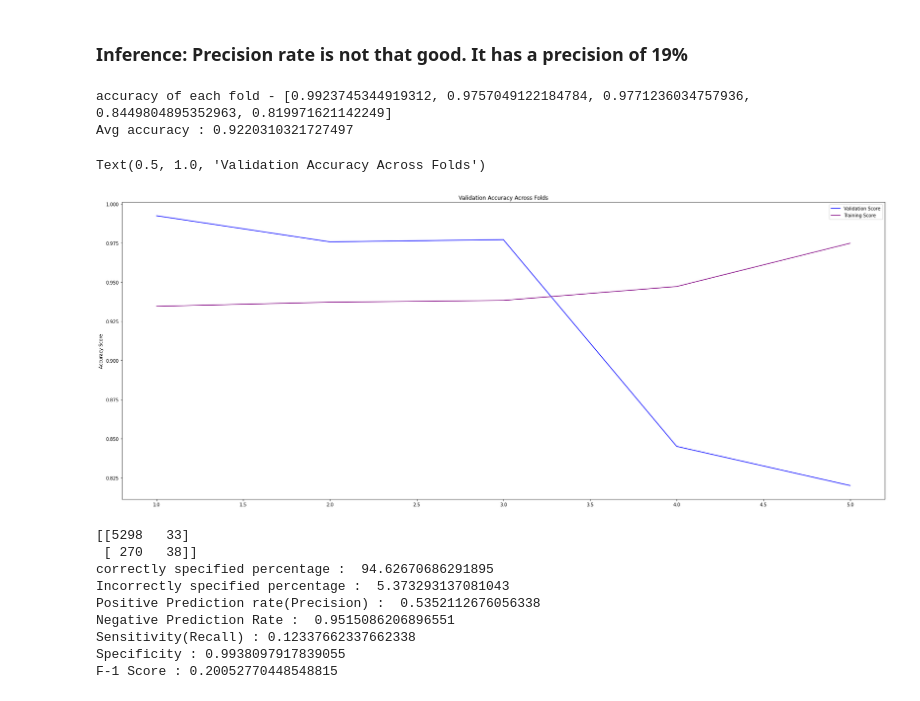
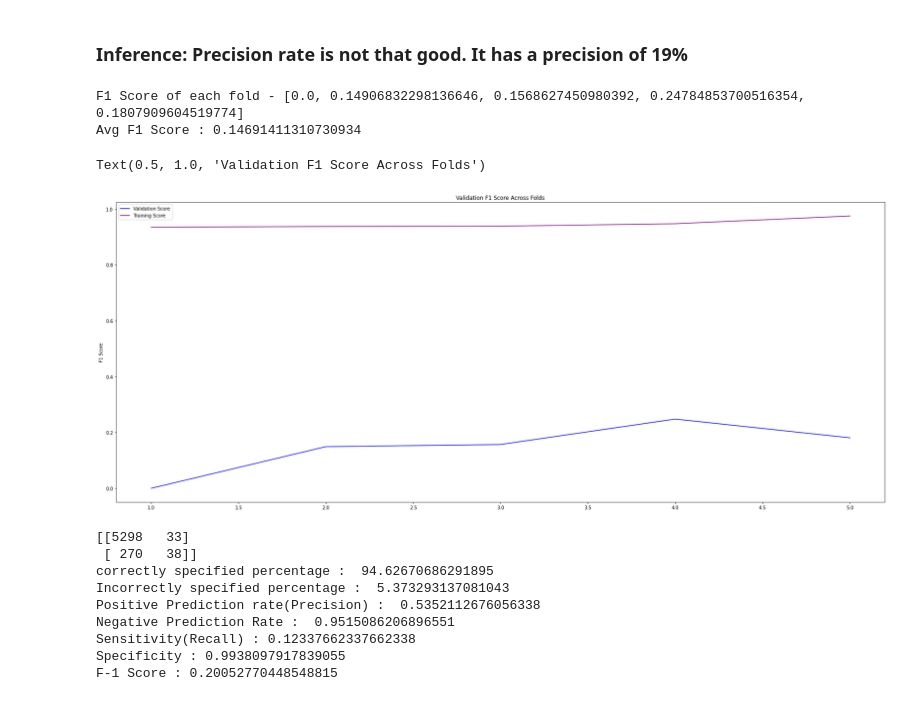
Before and after one commit to allysaha/Bank-Marketing-Data-Classification, a Jupyter notebook: Classification_Bank_Marketing_Conversion_Prediction.ipynb, the cells around one changed output. Cells and saved outputs as stored; diff of their text form; code cells hidden in the pictures.

Commit message:
Changed scoring method for cross validation

```diff
--- a/Classification_Bank_Marketing_Conversion_Prediction.ipynb
+++ b/Classification_Bank_Marketing_Conversion_Prediction.ipynb
@@ -1109,7 +1109,7 @@ for k in range(1, k_value_range+1):
         trn_score.append(knn.score(X_train,y_train))
         pred_values = knn.predict(X_test)
 
-        acc = accuracy_score(pred_values , y_test)
+        acc = f1_score(pred_values , y_test)
         acc_score.append(acc)
 
     avg_acc_score = sum(acc_score)/len(acc_score)
@@ -1117,8 +1117,8 @@ for k in range(1, k_value_range+1):
     validation_score.append(avg_acc_score)
     train_score.append(avg_train_score)
 
-    print('accuracy of each fold - {}'.format(acc_score))
-    print('Avg validation accuracy : {}'.format(avg_acc_score))
-    print('Avg train accuracy : {}'.format(avg_train_score))
+    print('F1 score of each fold - {}'.format(acc_score))
+    print('Avg validation F1 Score : {}'.format(avg_acc_score))
+    print('Avg train F1 Score accuracy : {}'.format(avg_train_score))
 # %% [output]
 Result for K value 1
@@ -1207,13 +1207,13 @@ for train_index , test_index in kf.split(features):
     trn_score.append(dec_tree.score(X_train,y_train))
     pred_values = dec_tree.predict(X_test)
 
-    acc = accuracy_score(pred_values , y_test)
+    acc = f1_score(pred_values , y_test)
     acc_score.append(acc)
 
 avg_acc_score = sum(acc_score)/len(acc_score)
 avg_trn_score = sum(trn_score)/len(trn_score)
 
-print('accuracy of each fold - {}'.format(acc_score))
-print('Avg validation accuracy : {}'.format(avg_acc_score))
-print("Avg train accuracy : {}".format(avg_trn_score))
+print('F1 score of each fold - {}'.format(acc_score))
+print('Avg validation F1 Score : {}'.format(avg_acc_score))
+print('Avg train F1 Score accuracy : {}'.format(avg_train_score))
 # %% [output]
@@ -1263,12 +1273,12 @@ for train_index , test_index in kf.split(features):
     trn_score.append(nbc.score(X_train,y_train))
     pred_values = nbc.predict(X_test)
 
-    acc = accuracy_score(pred_values , y_test)
+    acc = f1_score(pred_values , y_test)
     acc_score.append(acc)
 
 avg_acc_score = sum(acc_score)/len(acc_score)
 
-print('accuracy of each fold - {}'.format(acc_score))
-print('Avg accuracy : {}'.format(avg_acc_score))
+print('F1 Score of each fold - {}'.format(acc_score))
+print('Avg F1 Score : {}'.format(avg_acc_score))
 nbc_predictions = nbc.predict(X_test)
 # %% [output]
@@ -1317,27 +1327,27 @@ for train_index , test_index in kf.split(features):
     trn_score.append(log_reg.score(X_train, y_train))
     pred_values = log_reg.predict(X_test)
 
-    acc = accuracy_score(pred_values , y_test)
+    acc = f1_score(pred_values , y_test)
     acc_score.append(acc)
 
 avg_acc_score = sum(acc_score)/len(acc_score)
 
-print('accuracy of each fold - {}'.format(acc_score))
-print('Avg accuracy : {}'.format(avg_acc_score))
+print('F1 Score of each fold - {}'.format(acc_score))
+print('Avg F1 Score : {}'.format(avg_acc_score))
 log_reg_predictions = log_reg.predict(X_test)
 # %% [output]
-accuracy of each fold - [0.9923745344919312, 0.9757049122184784, 0.9771236034757936, 0.8449804895352963, 0.819971621142249]
-Avg accuracy : 0.9220310321727497
+F1 Score of each fold - [0.0, 0.14906832298136646, 0.1568627450980392, 0.24784853700516354, 0.1807909604519774]
+Avg F1 Score : 0.14691411310730934
 # %%
 plt.figure(figsize=(30,12))
 plt.plot(np.arange(1,6), acc_score, color="blue", label="Validation Score")
 plt.plot(np.arange(1,6), trn_score, color="purple", label="Training Score")
-plt.ylabel("Accuracy Score")
+plt.ylabel("F1 Score")
 plt.legend()
-plt.title("Validation Accuracy Across Folds")
+plt.title("Validation F1 Score Across Folds")
 # %% [output]
-Text(0.5, 1.0, 'Validation Accuracy Across Folds')
+Text(0.5, 1.0, 'Validation F1 Score Across Folds')
-[figure, old version]
+[figure, new version]
 # %%
 log_reg_predictions = log_reg.predict(X_Test)
 Confusion_Matrix(y_Test, log_reg_predictions)
```
Also changed, not shown: parts of 23 cells of this notebook.
